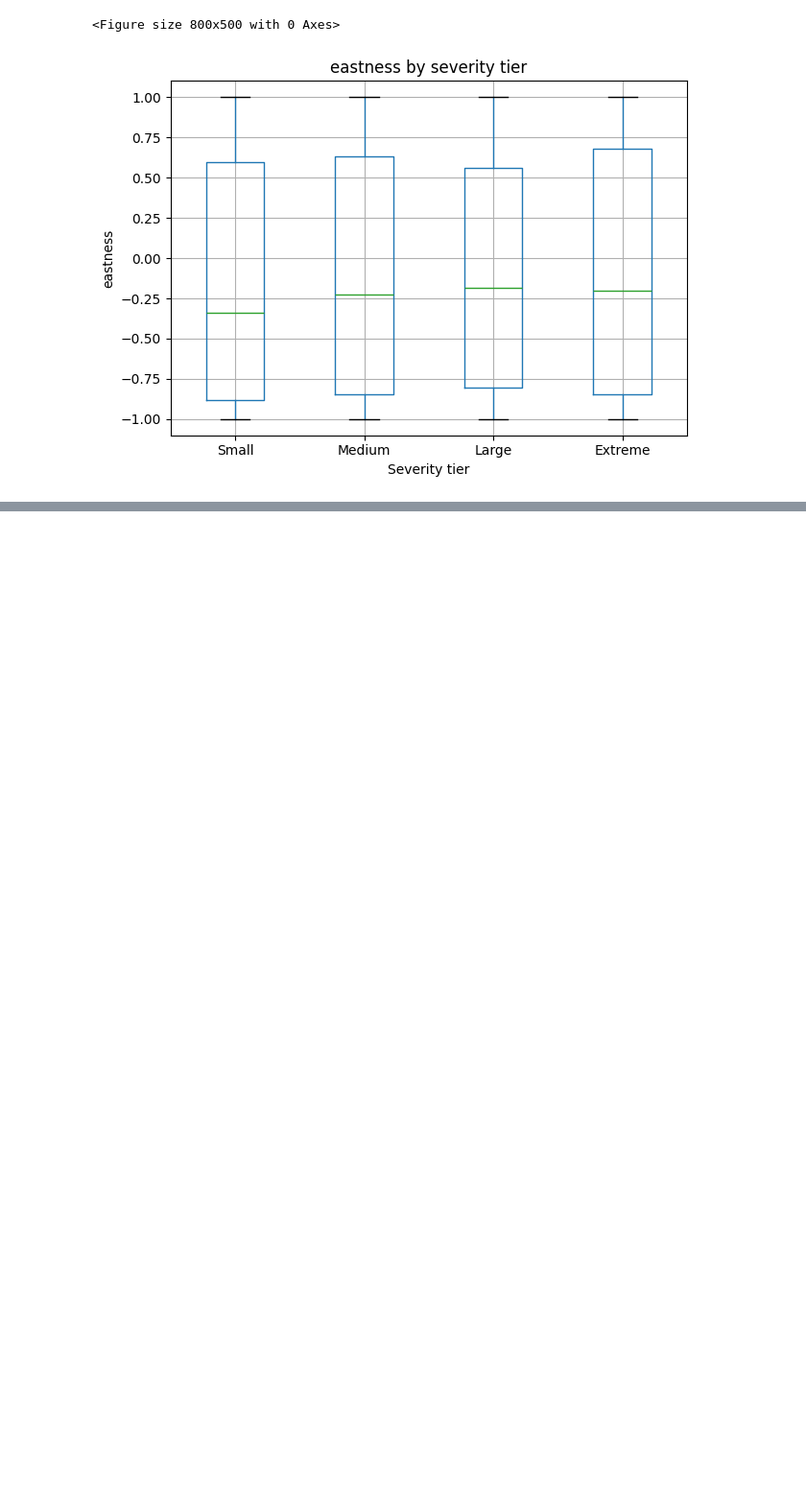
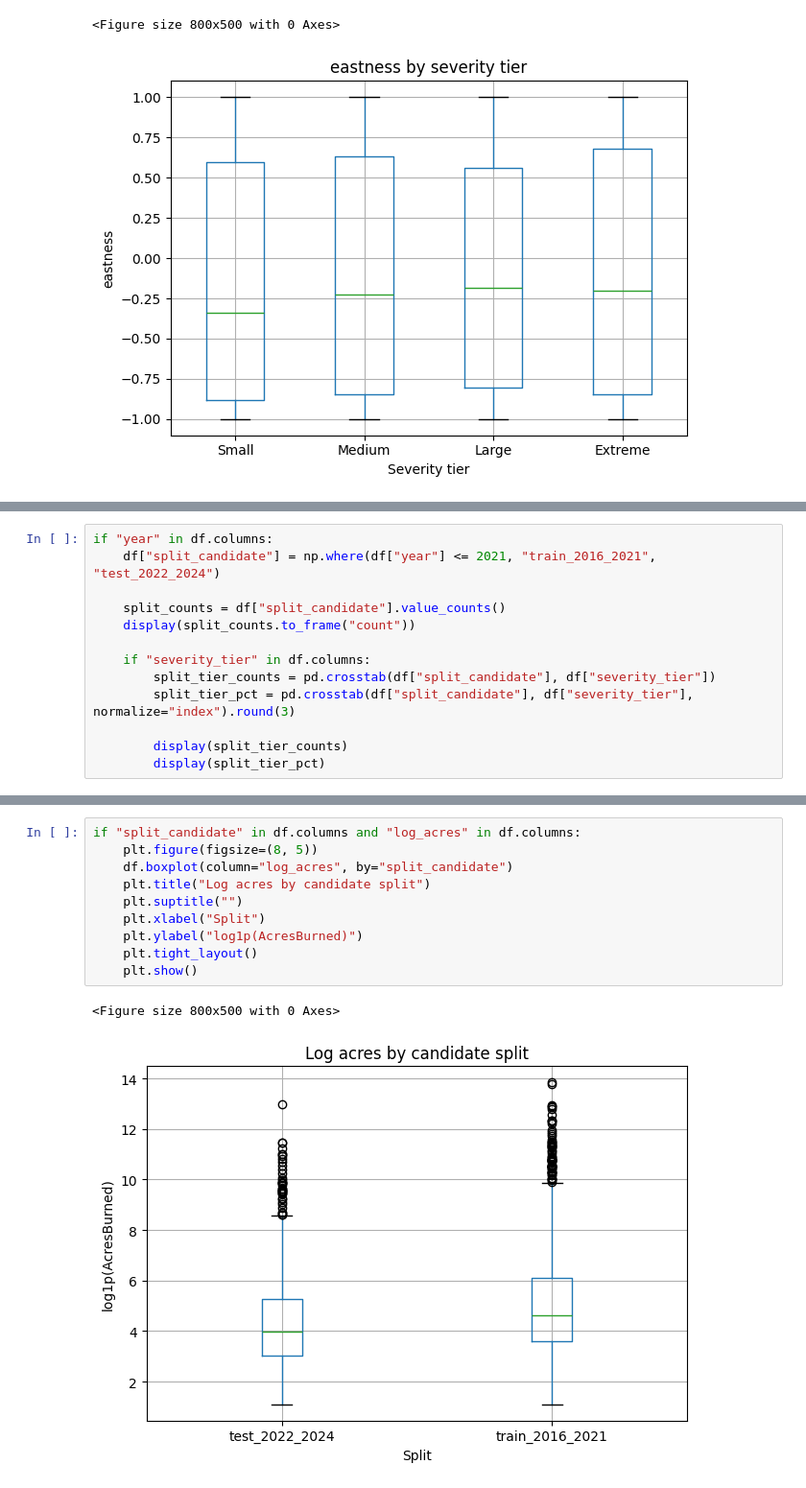
Before and after one commit to mynameisdevinchau/wildfire-severity-v2, a Jupyter notebook: notebooks/gridmet_terrain_eda.ipynb, the cells around one changed output, grey strips where cells are left out. Shown at 96% size. Drawn from its saved outputs; the diff is of its cells as text; blank space fills up the shorter version.

```diff
--- a/notebooks/gridmet_terrain_eda.ipynb
+++ b/notebooks/gridmet_terrain_eda.ipynb
@@ -515,0 +592,13 @@ correlation and redundancy check
+# %%
+if "year" in df.columns:
+    df["split_candidate"] = np.where(df["year"] <= 2021, "train_2016_2021", "test_2022_2024")
+
+    split_counts = df["split_candidate"].value_counts()
+    display(split_counts.to_frame("count"))
+
+    if "severity_tier" in df.columns:
+        split_tier_counts = pd.crosstab(df["split_candidate"], df["severity_tier"])
+        split_tier_pct = pd.crosstab(df["split_candidate"], df["severity_tier"], normalize="index").round(3)
+
+        display(split_tier_counts)
+        display(split_tier_pct)
@@ -515,0 +629,13 @@ correlation and redundancy check
+# %%
+if "split_candidate" in df.columns and "log_acres" in df.columns:
+    plt.figure(figsize=(8, 5))
+    df.boxplot(column="log_acres", by="split_candidate")
+    plt.title("Log acres by candidate split")
+    plt.suptitle("")
+    plt.xlabel("Split")
+    plt.ylabel("log1p(AcresBurned)")
+    plt.tight_layout()
+    plt.show()
+# %% [output]
+<Figure size 800x500 with 0 Axes>
+[figure, added]
```
Also changed, not shown: parts of 6 cells of this notebook, 3 other files.
